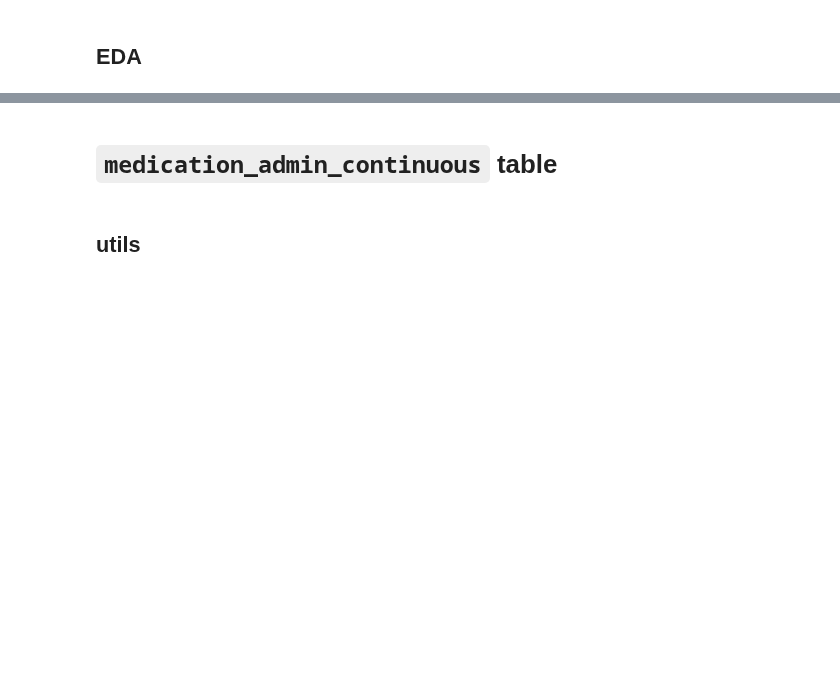
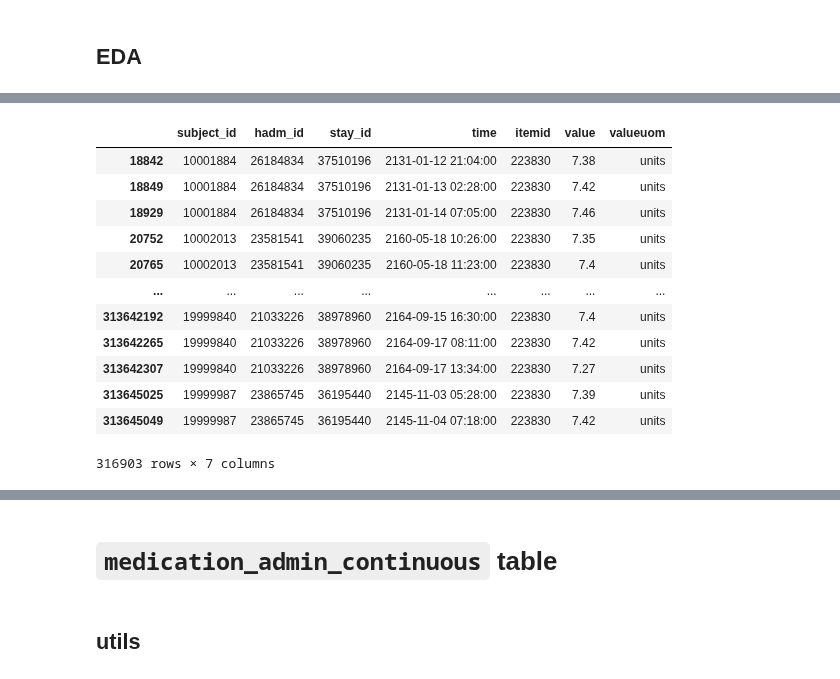
Before and after one commit to oldsandiaz/mimicclif, a Jupyter notebook: code/mimic-to-clif.ipynb, the cells around one changed output, grey strips where cells are left out. Drawn from its saved outputs; the diff is of its cells as text; code cells hidden in the pictures; blank space fills up the shorter version.

```diff
--- a/code/mimic-to-clif.ipynb
+++ b/code/mimic-to-clif.ipynb
@@ -1665,0 +1640,3 @@ ph_table
+# %%
+item_id_to_events_df(223830)
+# %% [output]
@@ -1665,0 +1644,13 @@ ph_table
+|  | subject_id | hadm_id | stay_id | time | itemid | value | valueuom |
+| 18842 | 10001884 | 26184834 | 37510196 | 2131-01-12 21:04:00 | 223830 | 7.38 | units |
+| 18849 | 10001884 | 26184834 | 37510196 | 2131-01-13 02:28:00 | 223830 | 7.42 | units |
+| 18929 | 10001884 | 26184834 | 37510196 | 2131-01-14 07:05:00 | 223830 | 7.46 | units |
+| 20752 | 10002013 | 23581541 | 39060235 | 2160-05-18 10:26:00 | 223830 | 7.35 | units |
+| 20765 | 10002013 | 23581541 | 39060235 | 2160-05-18 11:23:00 | 223830 | 7.4 | units |
+| ... | ... | ... | ... | ... | ... | ... | ... |
+| 313642192 | 19999840 | 21033226 | 38978960 | 2164-09-15 16:30:00 | 223830 | 7.4 | units |
+| 313642265 | 19999840 | 21033226 | 38978960 | 2164-09-17 08:11:00 | 223830 | 7.42 | units |
+| 313642307 | 19999840 | 21033226 | 38978960 | 2164-09-17 13:34:00 | 223830 | 7.27 | units |
+| 313645025 | 19999987 | 23865745 | 36195440 | 2145-11-03 05:28:00 | 223830 | 7.39 | units |
+| 313645049 | 19999987 | 23865745 | 36195440 | 2145-11-04 07:18:00 | 223830 | 7.42 | units |
+316903 rows × 7 columns
```
Also changed, not shown: parts of 22 cells of this notebook.
